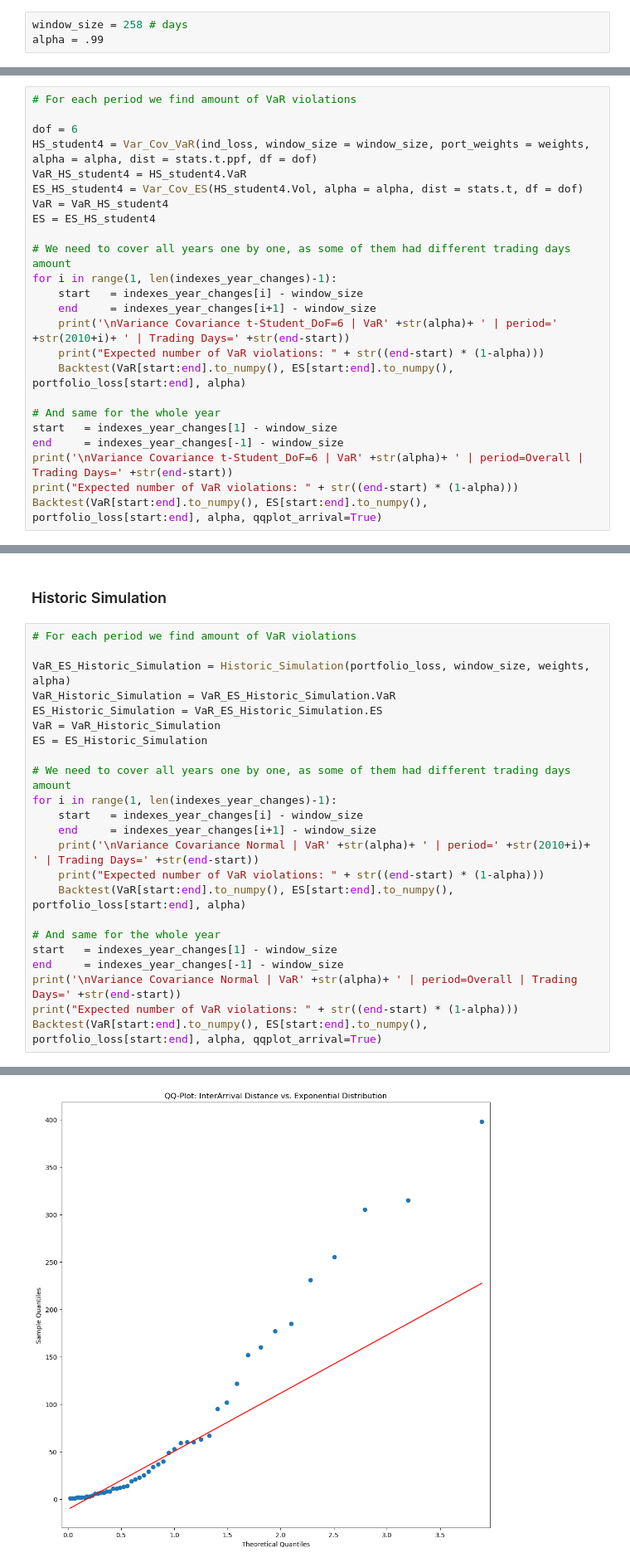
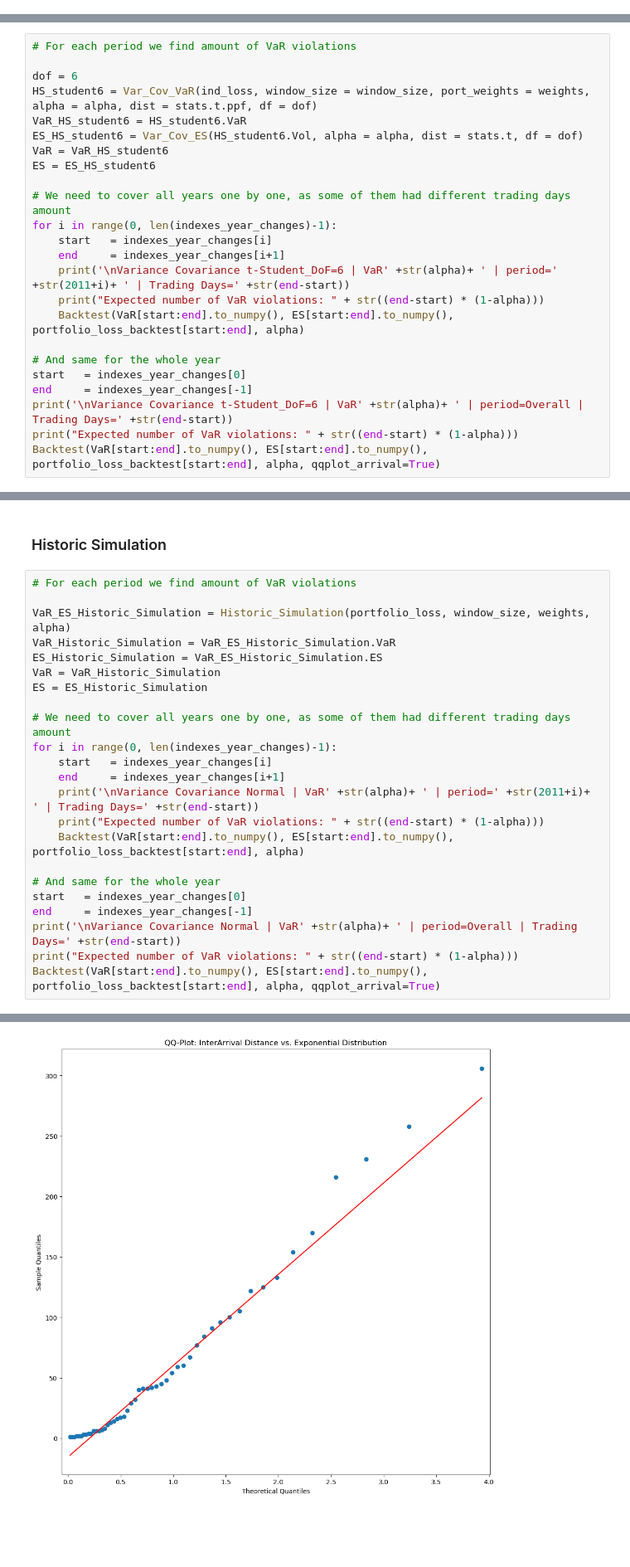
Before and after one commit to DaanZunnenberg/RiskFunctions, a Jupyter notebook: Assignment_1/QFRM_Assignment1.ipynb, the cells around one changed output, grey strips where cells are left out. Shown at 83% size. Drawn from its saved outputs; the diff is of its cells as text; blank space fills up the shorter version.

```diff
--- a/Assignment_1/QFRM_Assignment1.ipynb
+++ b/Assignment_1/QFRM_Assignment1.ipynb
@@ -964,5 +954,2 @@ ES t-Test significance of difference:  0.34407717804141746  | Reject if <0.05
 # %% [markdown]
 ## VaR_99
-# %%
-window_size = 258 # days
-alpha = .99
@@ -1121,26 +1101,26 @@ ES t-Test significance of difference:  0.4614337983935134  | Reject if <0.05
 # For each period we find amount of VaR violations
 
 dof = 6
-HS_student4 = Var_Cov_VaR(ind_loss, window_size = window_size, port_weights = weights, alpha = alpha, dist = stats.t.ppf, df = dof)
-VaR_HS_student4 = HS_student4.VaR
-ES_HS_student4 = Var_Cov_ES(HS_student4.Vol, alpha = alpha, dist = stats.t, df = dof)
-VaR = VaR_HS_student4
-ES = ES_HS_student4
+HS_student6 = Var_Cov_VaR(ind_loss, window_size = window_size, port_weights = weights, alpha = alpha, dist = stats.t.ppf, df = dof)
+VaR_HS_student6 = HS_student6.VaR
+ES_HS_student6 = Var_Cov_ES(HS_student6.Vol, alpha = alpha, dist = stats.t, df = dof)
+VaR = VaR_HS_student6
+ES = ES_HS_student6
 
 # We need to cover all years one by one, as some of them had different trading days amount
-for i in range(1, len(indexes_year_changes)-1):
-    start   = indexes_year_changes[i] - window_size
-    end     = indexes_year_changes[i+1] - window_size
-    print('\nVariance Covariance t-Student_DoF=6 | VaR' +str(alpha)+ ' | period=' +str(2010+i)+ ' | Trading Days=' +str(end-start))
+for i in range(0, len(indexes_year_changes)-1):
+    start   = indexes_year_changes[i]
+    end     = indexes_year_changes[i+1]
+    print('\nVariance Covariance t-Student_DoF=6 | VaR' +str(alpha)+ ' | period=' +str(2011+i)+ ' | Trading Days=' +str(end-start))
     print("Expected number of VaR violations: " + str((end-start) * (1-alpha)))
-    Backtest(VaR[start:end].to_numpy(), ES[start:end].to_numpy(), portfolio_loss[start:end], alpha)
+    Backtest(VaR[start:end].to_numpy(), ES[start:end].to_numpy(), portfolio_loss_backtest[start:end], alpha)
 
 # And same for the whole year
-start   = indexes_year_changes[1] - window_size
-end     = indexes_year_changes[-1] - window_size
+start   = indexes_year_changes[0]
+end     = indexes_year_changes[-1]
 print('\nVariance Covariance t-Student_DoF=6 | VaR' +str(alpha)+ ' | period=Overall | Trading Days=' +str(end-start))
 print("Expected number of VaR violations: " + str((end-start) * (1-alpha)))
-Backtest(VaR[start:end].to_numpy(), ES[start:end].to_numpy(), portfolio_loss[start:end], alpha, qqplot_arrival=True)
+Backtest(VaR[start:end].to_numpy(), ES[start:end].to_numpy(), portfolio_loss_backtest[start:end], alpha, qqplot_arrival=True)
 # %% [output]
 Variance Covariance t-Student_DoF=6 | VaR0.99 | period=2011 | Trading Days=258
 Expected number of VaR violations: 2.5800000000000023
@@ -1177,19 +1154,19 @@ VaR = VaR_Historic_Simulation
 ES = ES_Historic_Simulation
 
 # We need to cover all years one by one, as some of them had different trading days amount
-for i in range(1, len(indexes_year_changes)-1):
-    start   = indexes_year_changes[i] - window_size
-    end     = indexes_year_changes[i+1] - window_size
-    print('\nVariance Covariance Normal | VaR' +str(alpha)+ ' | period=' +str(2010+i)+ ' | Trading Days=' +str(end-start))
+for i in range(0, len(indexes_year_changes)-1):
+    start   = indexes_year_changes[i]
+    end     = indexes_year_changes[i+1]
+    print('\nVariance Covariance Normal | VaR' +str(alpha)+ ' | period=' +str(2011+i)+ ' | Trading Days=' +str(end-start))
     print("Expected number of VaR violations: " + str((end-start) * (1-alpha)))
-    Backtest(VaR[start:end].to_numpy(), ES[start:end].to_numpy(), portfolio_loss[start:end], alpha)
+    Backtest(VaR[start:end].to_numpy(), ES[start:end].to_numpy(), portfolio_loss_backtest[start:end], alpha)
 
 # And same for the whole year
-start   = indexes_year_changes[1] - window_size
-end     = indexes_year_changes[-1] - window_size
+start   = indexes_year_changes[0]
+end     = indexes_year_changes[-1]
 print('\nVariance Covariance Normal | VaR' +str(alpha)+ ' | period=Overall | Trading Days=' +str(end-start))
 print("Expected number of VaR violations: " + str((end-start) * (1-alpha)))
-Backtest(VaR[start:end].to_numpy(), ES[start:end].to_numpy(), portfolio_loss[start:end], alpha, qqplot_arrival=True)
+Backtest(VaR[start:end].to_numpy(), ES[start:end].to_numpy(), portfolio_loss_backtest[start:end], alpha, qqplot_arrival=True)
 # %% [output]
 Variance Covariance Normal | VaR0.99 | period=2011 | Trading Days=258
 Expected number of VaR violations: 2.5800000000000023
@@ -1211 +1188 @@ Expected number of VaR violations: 33.57000000000003
-[figure, old version]
+[figure, new version]
```
Also changed, not shown: parts of 48 cells of this notebook, 3 other files.
